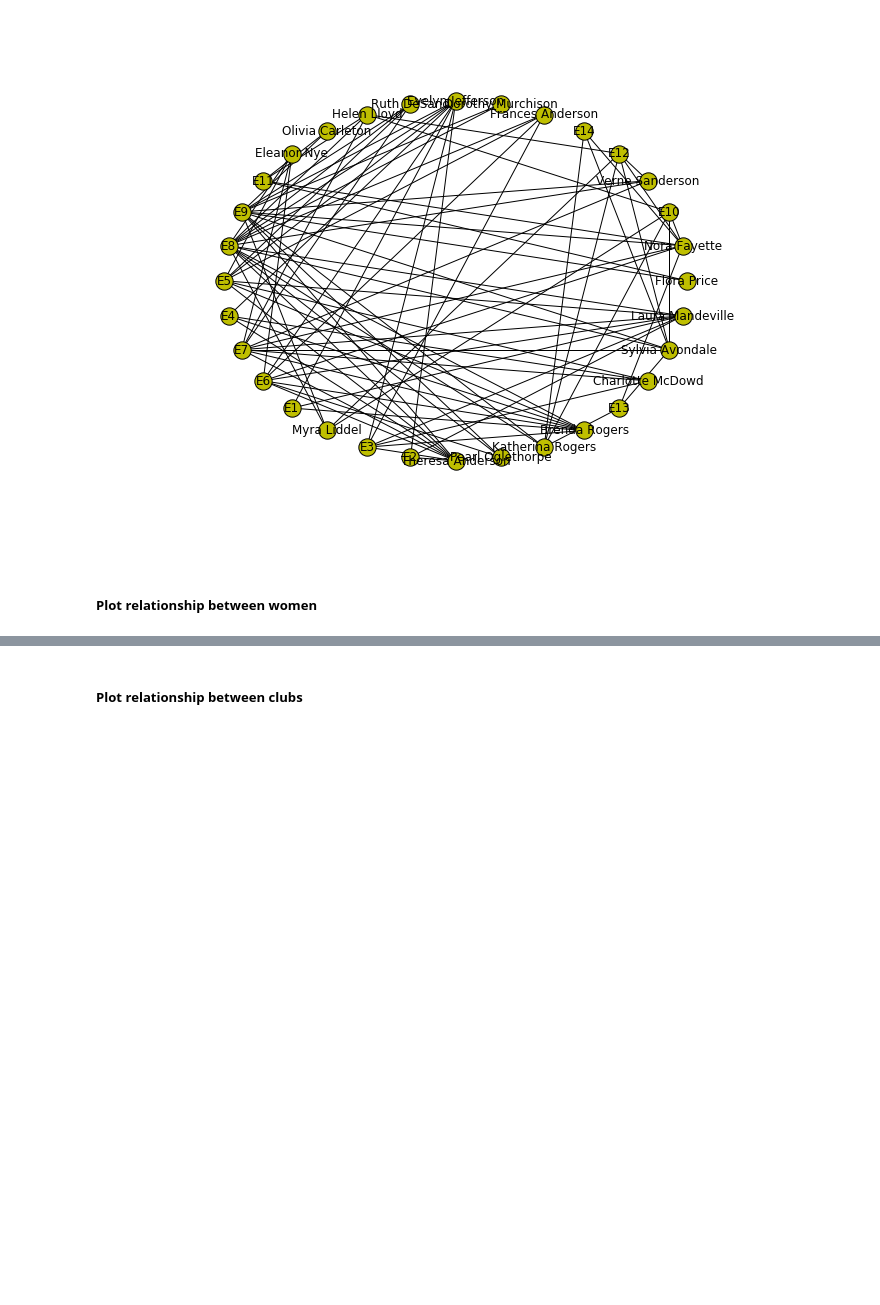
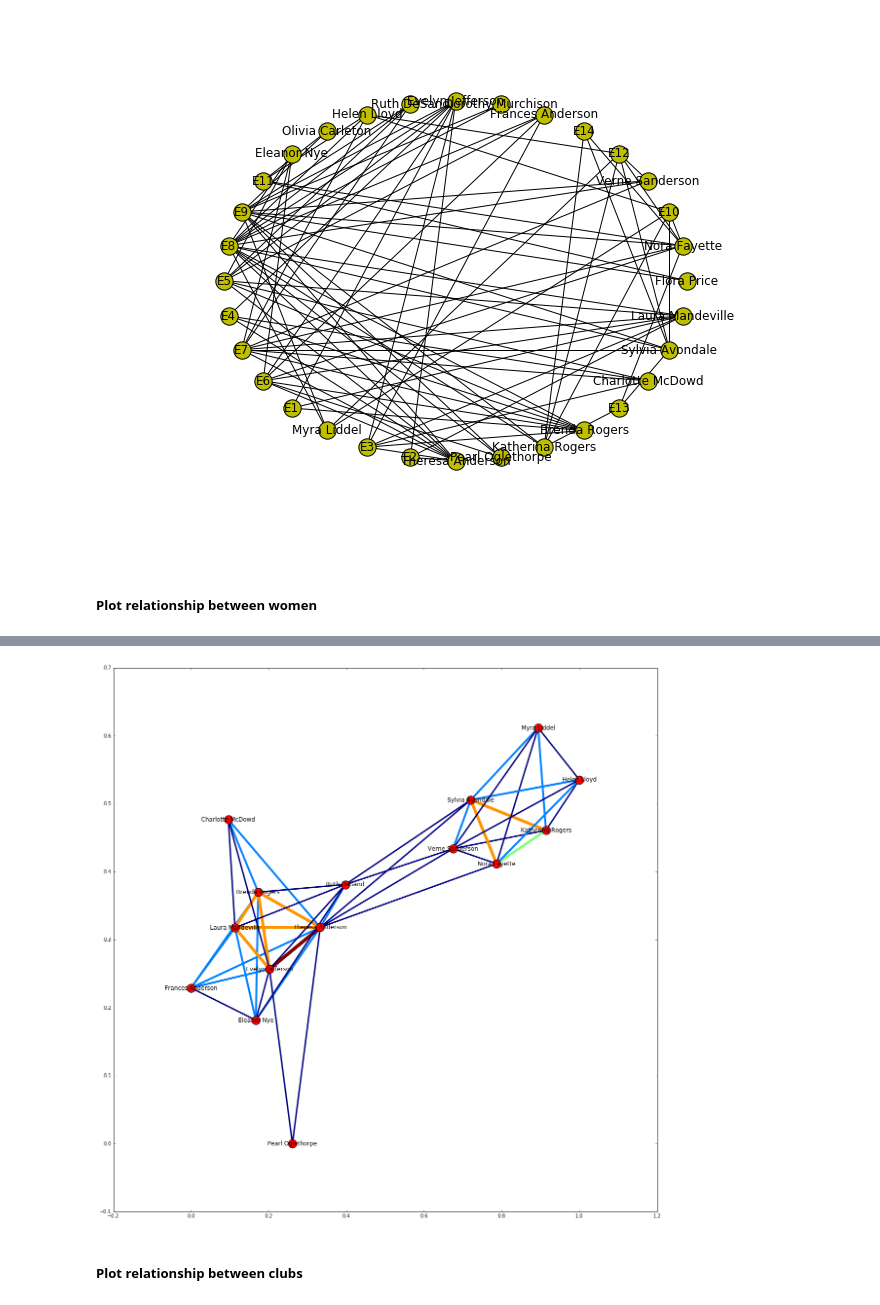
Before and after one commit to Galanopoulog/DATA620-Assignment-4, a Jupyter notebook: Week 3 - Assignment 4.ipynb, the cells around one changed output, grey strips where cells are left out. Saved outputs shown, nothing was run; the diff lists cells and outputs as text; code cells hidden in the pictures; blank space fills up the shorter version.

```diff
--- a/Week 3 - Assignment 4.ipynb
+++ b/Week 3 - Assignment 4.ipynb
@@ -102,3 +117,11 @@ womplot
+# %%
+# Now that we know what our weights are, we plot the new cluster graph
+plt.figure(figsize=(20,20))
+trimmed_plot = trim_edges(womnet, weight=math.exp(0.9))
+weights = [edata['weight'] for f,t,edata in trimmed_plot.edges(data=True)]
+nx.draw_networkx(trimmed_plot,width=weights, edge_color=weights)
+# %% [output]
+[figure, added]
 # %% [markdown]
 ##### Plot relationship between clubs
 # %%
```
Also changed, not shown: parts of 2 cells of this notebook.
